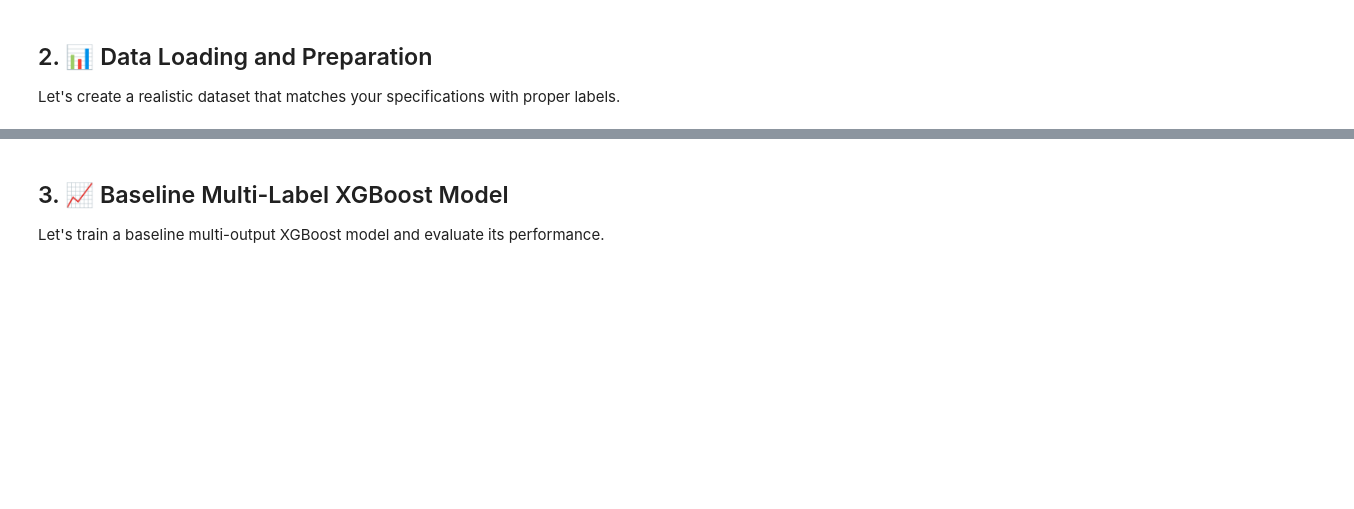
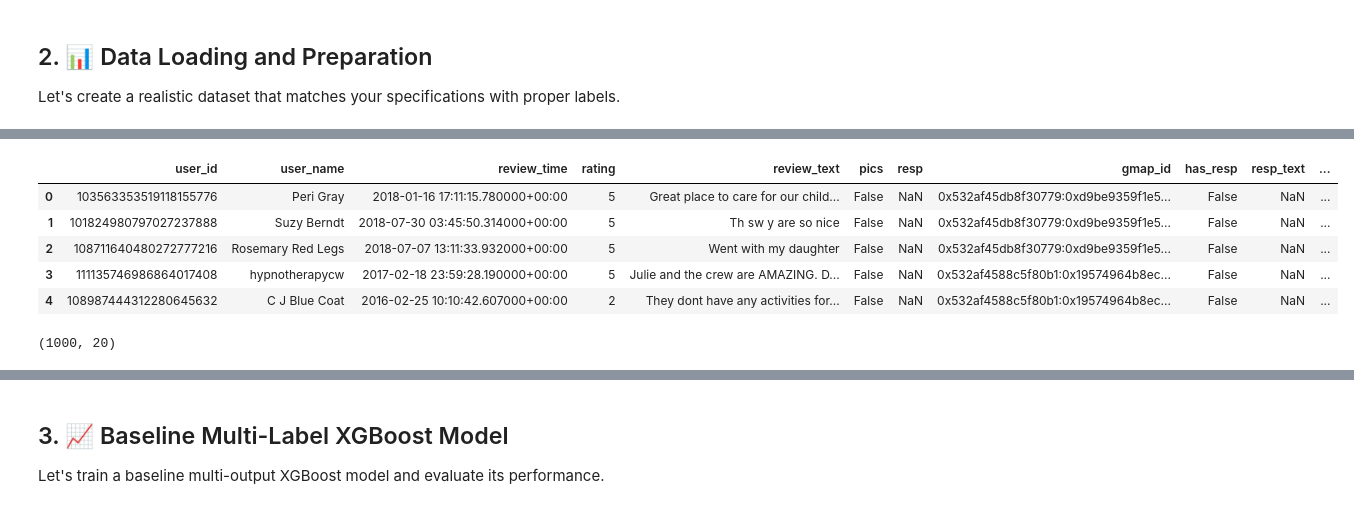
Before and after one commit to ys112/techjam2025, a Jupyter notebook: notebooks/xgboost_transformer_model.ipynb, the cells around one changed output, grey strips where cells are left out. Cells and saved outputs as stored; diff of their text form; code cells hidden in the pictures; blank space fills up the shorter version.

```diff
--- a/notebooks/xgboost_transformer_model.ipynb
+++ b/notebooks/xgboost_transformer_model.ipynb
@@ -113,3 +179,17 @@ for col in target_cols:
+# %%
+pd.set_option("display.max_columns", None)
+reviews_df.head()
+# %% [output]
+|  | user_id | user_name | review_time | rating | review_text | pics | resp | gmap_id | has_resp | resp_text | ... |
+| 0 | 103563353519118155776 | Peri Gray | 2018-01-16 17:11:15.780000+00:00 | 5 | Great place to care for our child... | False | NaN | 0x532af45db8f30779:0xd9be9359f1e5... | False | NaN | ... |
+| 1 | 101824980797027237888 | Suzy Berndt | 2018-07-30 03:45:50.314000+00:00 | 5 | Th sw y are so nice | False | NaN | 0x532af45db8f30779:0xd9be9359f1e5... | False | NaN | ... |
+| 2 | 108711640480272777216 | Rosemary Red Legs | 2018-07-07 13:11:33.932000+00:00 | 5 | Went with my daughter | False | NaN | 0x532af45db8f30779:0xd9be9359f1e5... | False | NaN | ... |
+| 3 | 111135746986864017408 | hypnotherapycw | 2017-02-18 23:59:28.190000+00:00 | 5 | Julie and the crew are AMAZING. D... | False | NaN | 0x532af4588c5f80b1:0x19574964b8ec... | False | NaN | ... |
+| 4 | 108987444312280645632 | C J Blue Coat | 2016-02-25 10:10:42.607000+00:00 | 2 | They dont have any activities for... | False | NaN | 0x532af4588c5f80b1:0x19574964b8ec... | False | NaN | ... |
+# %%
+reviews_df.shape
+# %% [output]
+(1000, 20)
 # %%
 from sentence_transformers import SentenceTransformer
 
```
Also changed, not shown: parts of 21 cells of this notebook, 9 other files.
